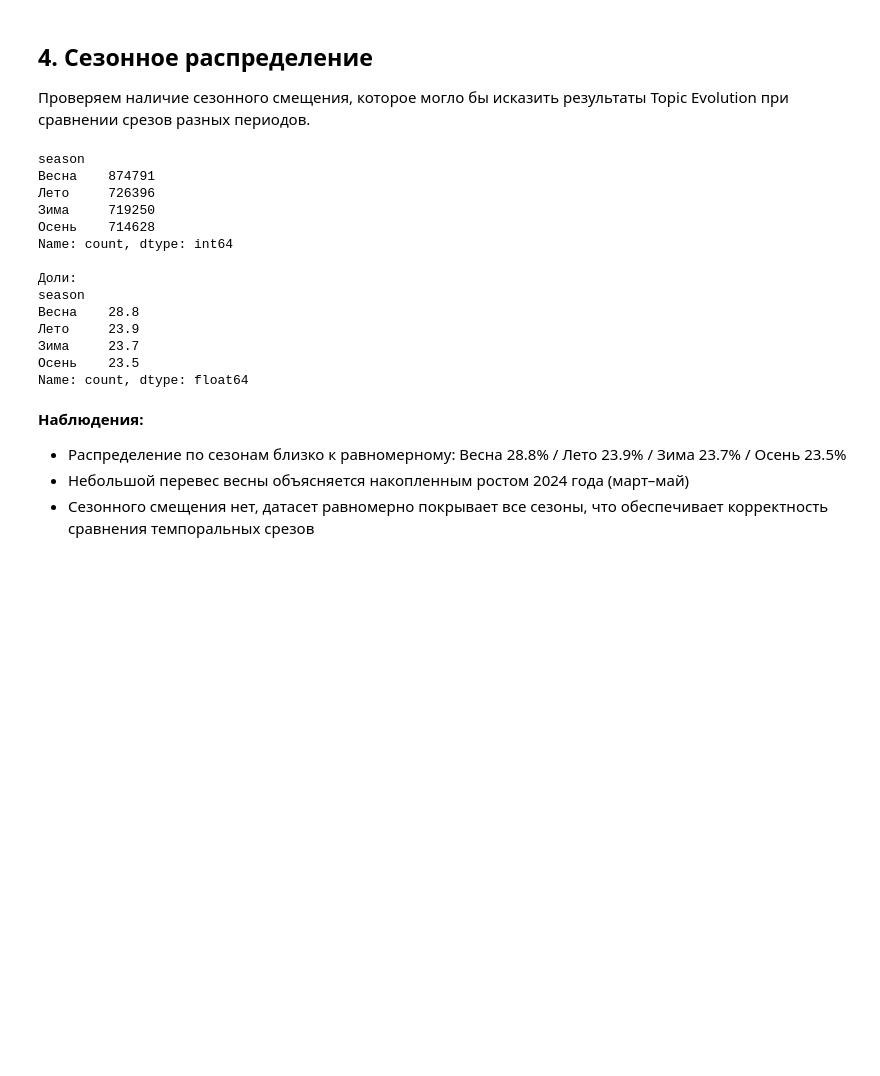
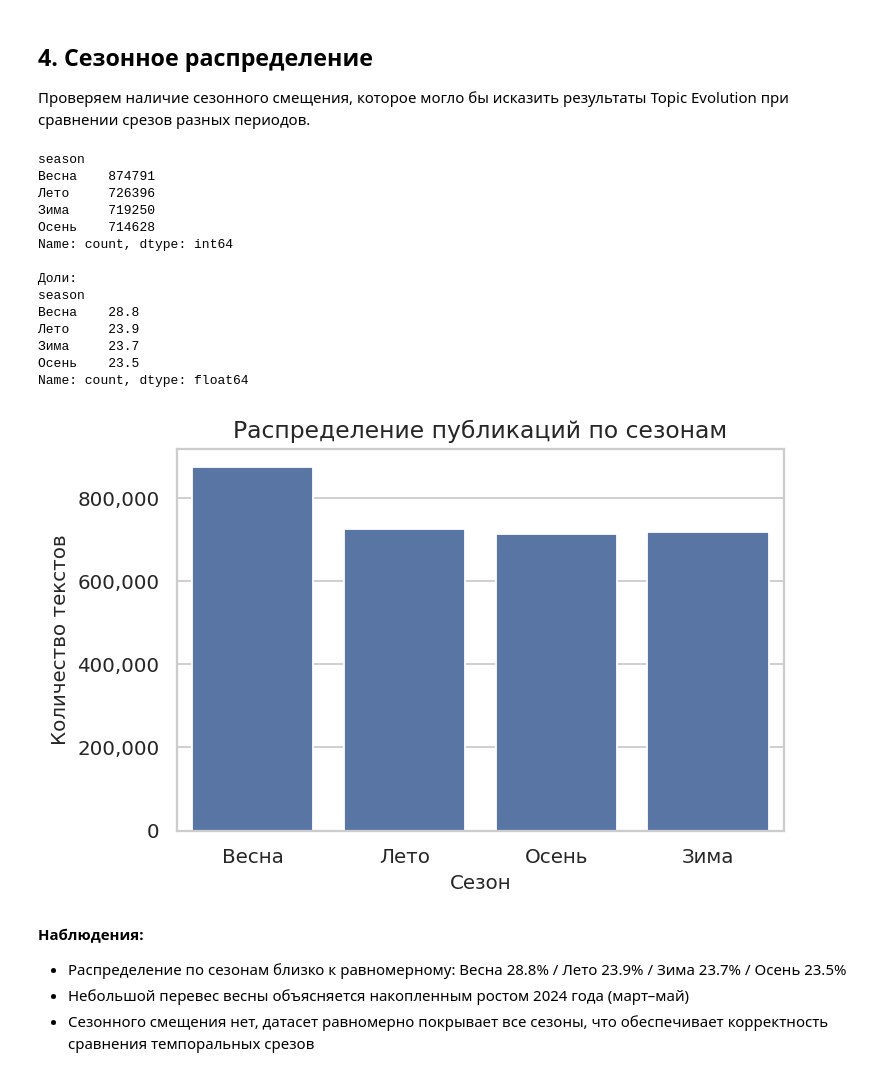
Before and after one commit to ddreamboy/media-tracking-ml, a Jupyter notebook: research/01_eda.ipynb, the cells around one changed output. Drawn from its saved outputs; the diff is of its cells as text; code cells hidden in the pictures; blank space fills up the shorter version.

```diff
--- a/research/01_eda.ipynb
+++ b/research/01_eda.ipynb
@@ -192,30 +190,41 @@ Name: count, dtype: int64
 # %%
 season_map = {12:'Зима',1:'Зима',2:'Зима',
               3:'Весна',4:'Весна',5:'Весна',
               6:'Лето',7:'Лето',8:'Лето',
               9:'Осень',10:'Осень',11:'Осень'}
 
 raw_df["season"] = raw_df["post_date"].dt.month.map(season_map)
 
 season_counts = raw_df["season"].value_counts()
 print(season_counts)
 print("\nДоли:")
 print((season_counts / len(raw_df) * 100).round(1))
+
+plt.figure(figsize=(6, 4))
+sns.countplot(data=raw_df, x="season", order=["Весна", "Лето", "Осень", "Зима"], color="#4C72B0")
+plt.title("Распределение публикаций по сезонам")
+plt.xlabel("Сезон")
+plt.ylabel("Количество текстов")
+plt.gca().yaxis.set_major_formatter(mticker.FuncFormatter(lambda x, _: f"{int(x):,}"))
+plt.tight_layout()
+plt.savefig("figures/03_[eda]_seasonality.png", bbox_inches="tight")
+plt.show()
 # %% [output]
 season
 Весна    874791
 Лето     726396
 Зима     719250
 Осень    714628
 Name: count, dtype: int64
 
 Доли:
 season
 Весна    28.8
 Лето     23.9
 Зима     23.7
 Осень    23.5
 Name: count, dtype: float64
+[figure, added]
 # %% [markdown]
 **Наблюдения:**
 - Распределение по сезонам близко к равномерному: Весна 28.8% / Лето 23.9% / Зима 23.7% / Осень 23.5%
```
Also changed, not shown: parts of 2 cells of this notebook, 2 other files.
